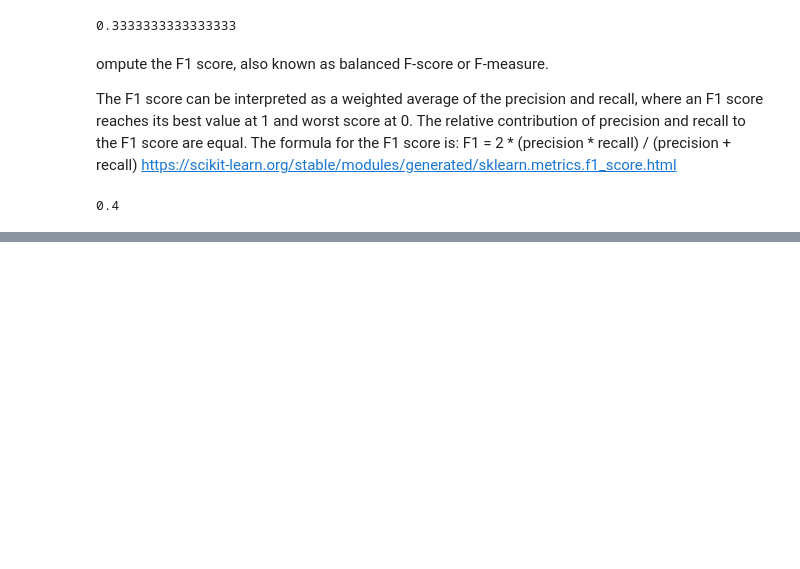
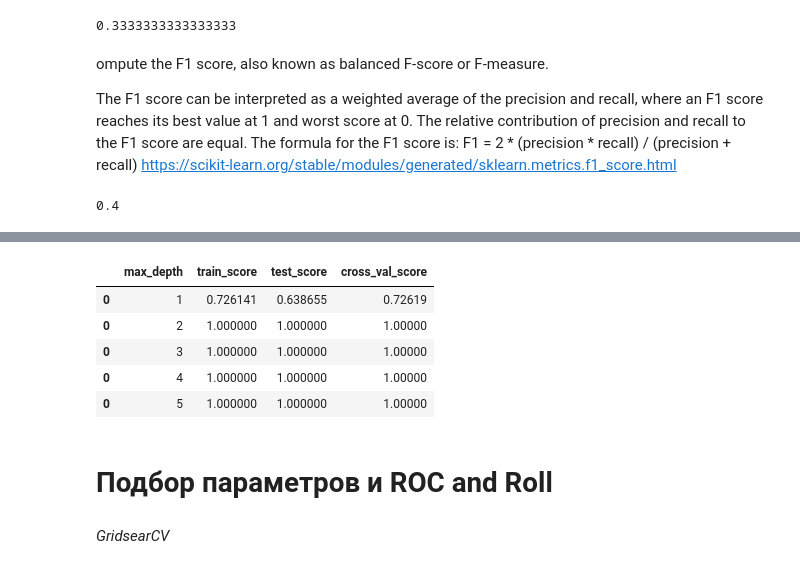
Before and after one commit to straj-granicy/ML-Stepik, a Jupyter notebook: 210124_stepik_Karpov_ML.ipynb, the cells around one changed output, grey strips where cells are left out. Drawn from its saved outputs; the diff is of its cells as text; code cells hidden in the pictures; blank space fills up the shorter version.

```diff
--- a/210124_stepik_Karpov_ML.ipynb
+++ b/210124_stepik_Karpov_ML.ipynb
@@ -2611,0 +2645,33 @@ F1
+# %%
+X_train,X_test,y_train,y_test=train_test_split(X,y, test_size=0.33,random_state=42)
+# %%
+max_depth_values = range(1, 100)
+# %%
+scores_data = pd.DataFrame()
+# %%
+for max_depth in max_depth_values:
+    clf = tree.DecisionTreeClassifier(random_state=0,criterion='entropy', max_depth=max_depth)
+    clf.fit(X_train, y_train)
+    train_score = clf.score(X_train, y_train)
+    test_score = clf.score(X_test, y_test)
+
+    mean_cross_val_score = cross_val_score(clf, X_train, y_train , cv=5).mean()
+
+    temp_score_data = pd.DataFrame({'max_depth': [max_depth],
+                                    'train_score': [train_score],
+                                    'test_score': [test_score],
+                                    'cross_val_score': [mean_cross_val_score]})
+    scores_data = scores_data.append(temp_score_data)
+# %%
+scores_data.head()
+# %% [output]
+|  | max_depth | train_score | test_score | cross_val_score |
+| 0 | 1 | 0.726141 | 0.638655 | 0.72619 |
+| 0 | 2 | 1.000000 | 1.000000 | 1.00000 |
+| 0 | 3 | 1.000000 | 1.000000 | 1.00000 |
+| 0 | 4 | 1.000000 | 1.000000 | 1.00000 |
+| 0 | 5 | 1.000000 | 1.000000 | 1.00000 |
+# %% [markdown]
+# Подбор параметров и ROC and Roll
+# %% [markdown]
+*GridsearCV*
```
Also changed, not shown: parts of 6 cells of this notebook.
